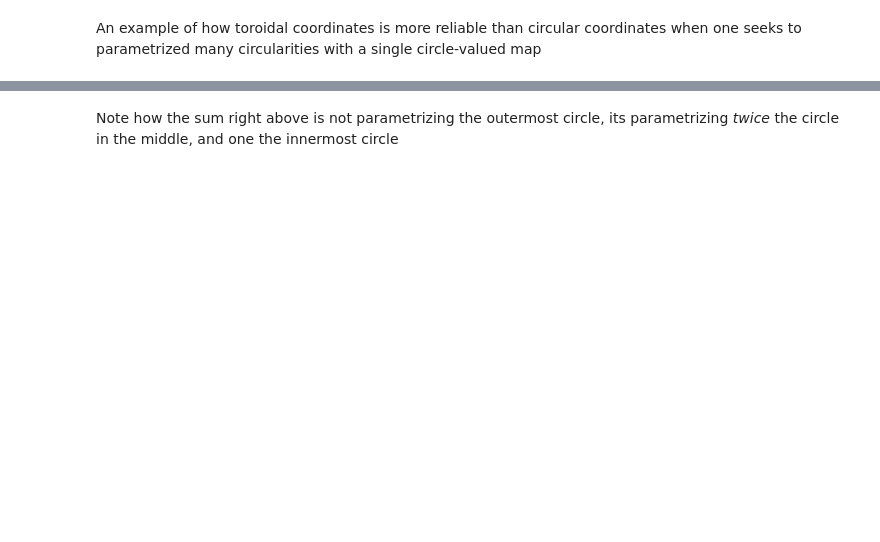
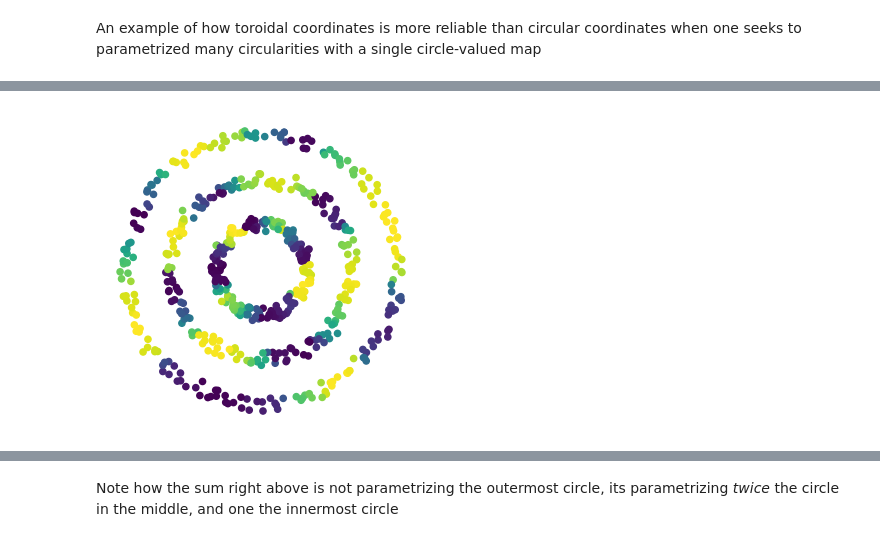
Before and after one commit to scikit-tda/DREiMac, a Jupyter notebook: notebooks/bullseye.ipynb, the cells around one changed output, grey strips where cells are left out. Drawn from its saved outputs; the diff is of its cells as text; code cells hidden in the pictures; blank space fills up the shorter version.

```diff
--- a/notebooks/bullseye.ipynb
+++ b/notebooks/bullseye.ipynb
@@ -36,0 +57,12 @@ plot_diagrams(tc.dgms_)
+# %%
+# the sum of the three maps returned by toroidal coordinates
+
+t_sum = CircleMapUtils.linear_combination(
+    np.array([toroidal_coords[0],toroidal_coords[1],toroidal_coords[2]]),
+    np.array([1,1,1])
+    )
+
+t_col_sum = CircleMapUtils.levelset_coloring(t_sum)
+PlotUtils.plot_2d_scatter_with_different_colorings(X, [t_col_sum], point_size=20)
+# %% [output]
+[figure, added]
```
Also changed, not shown: parts of 15 cells of this notebook, 10 other files.
